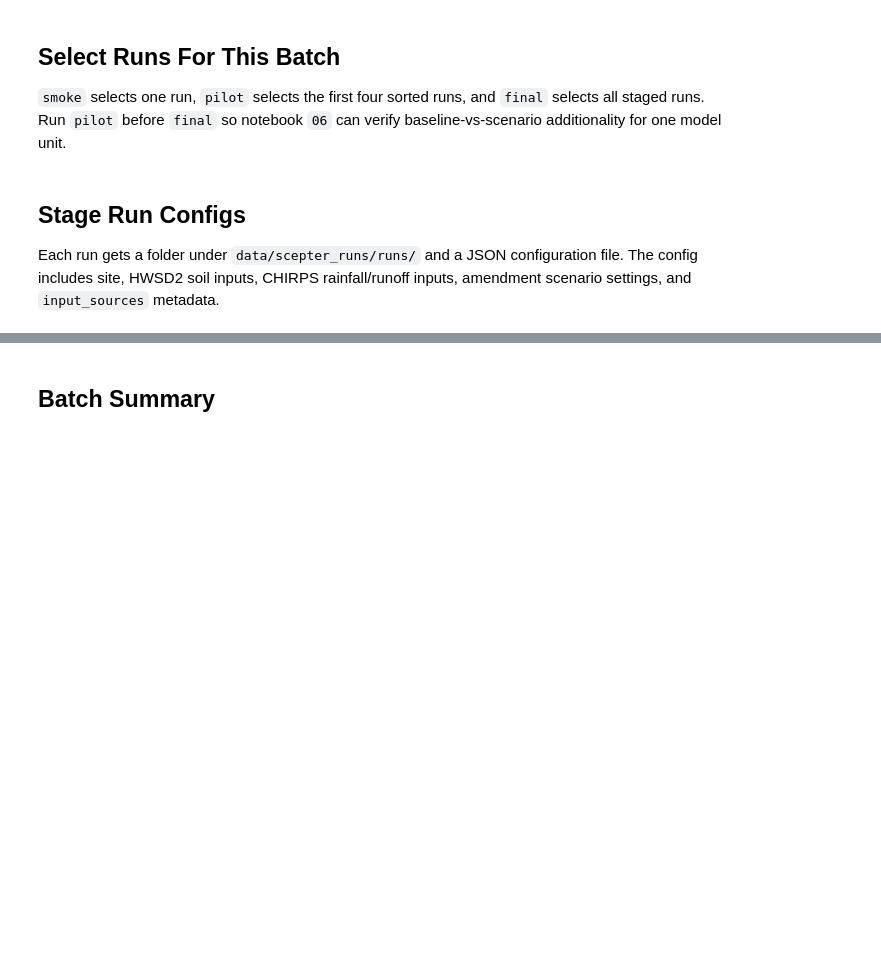
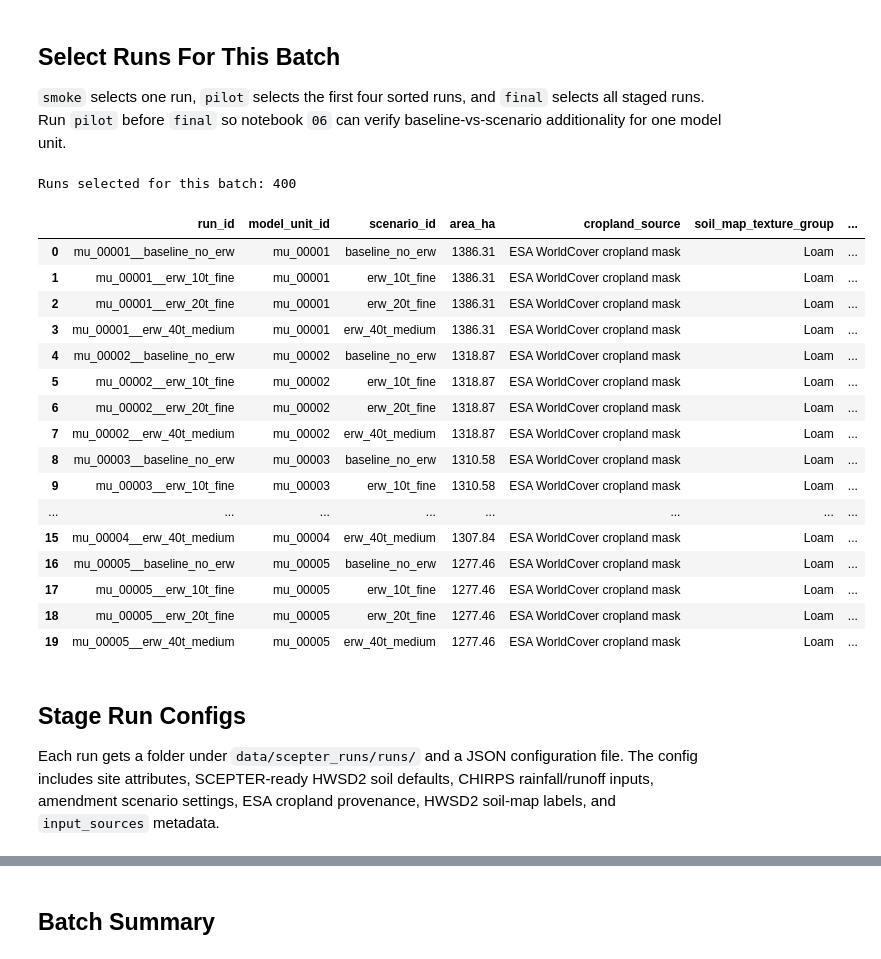
Before and after one commit to Paul-GL721/enhanced_rock_weathering, a Jupyter notebook: erw_spatial_mrv/notebooks/05_run_scepter_scenarios.ipynb, the cells around one changed output, grey strips where cells are left out. Saved outputs shown, nothing was run; the diff lists cells and outputs as text; code cells hidden in the pictures; blank space fills up the shorter version.

```diff
--- a/erw_spatial_mrv/notebooks/05_run_scepter_scenarios.ipynb
+++ b/erw_spatial_mrv/notebooks/05_run_scepter_scenarios.ipynb
@@ -172,11 +177,11 @@ elif SCEPTER_RUN_MODE == "pilot":
 else:
     MAX_TEST_RUNS = None
     SCENARIO_IDS = None
-    production_years = os.environ.get("ERW_SCEPTER_PRODUCTION_YEARS", "1")
+    production_years = os.environ.get("ERW_SCEPTER_PRODUCTION_YEARS", "10")
     SCEPTER_ADAPTER_EXTRA_ARGS = f"--production-years {production_years}"
 
 REQUIRE_REAL_STAGED_INPUTS = True
-RUN_EXTERNAL_SCEPTER = True
+RUN_EXTERNAL_SCEPTER = os.environ.get("ERW_RUN_EXTERNAL_SCEPTER", "false").lower() in {"1", "true", "yes", "y"}
 SCEPTER_SOURCE_ROOT = PROJECT_ROOT / "external" / "SCEPTER"
 SCEPTER_EXECUTABLE = Path(os.environ.get("SCEPTER_EXECUTABLE", SCEPTER_SOURCE_ROOT / "scepter")).expanduser()
 TIMEOUT_SECONDS = int(os.environ.get("ERW_SCEPTER_TIMEOUT_SECONDS", str(6 * 60 * 60)))
@@ -200,4 +205,5 @@ print(f"MAX_TEST_RUNS = {MAX_TEST_RUNS}")
 print(f"SCENARIO_IDS = {SCENARIO_IDS}")
 print(f"TIMEOUT_SECONDS = {TIMEOUT_SECONDS}")
 print(f"SCEPTER_ADAPTER_EXTRA_ARGS = {SCEPTER_ADAPTER_EXTRA_ARGS or '(smoke-test defaults)'}")
+print(f"RUN_EXTERNAL_SCEPTER = {RUN_EXTERNAL_SCEPTER}")
 RUN_ROOT, OUTPUT_ROOT, MANIFEST_PATH
@@ -260,16 +323,45 @@ runs.groupby("scenario_id").size().rename("run_count").reset_index()
 # %%
 selected_runs = select_scepter_runs(
     runs,
     max_runs=MAX_TEST_RUNS,
     scenario_ids=SCENARIO_IDS,
 )
 
 print(f"Runs selected for this batch: {len(selected_runs):,}")
-selected_runs[["run_id", "model_unit_id", "scenario_id", "area_ha", "basalt_application_t_ha", "basalt_d50_um"]].head(20)
+preview_columns = [
+    "run_id",
+    "model_unit_id",
+    "scenario_id",
+    "area_ha",
+    "cropland_source",
+    "soil_map_texture_group",
+    "basalt_application_t_ha",
+    "basalt_d50_um",
+]
+selected_runs[preview_columns].head(20)
+# %% [output]
+Runs selected for this batch: 400
+|  | run_id | model_unit_id | scenario_id | area_ha | cropland_source | soil_map_texture_group | ... |
+| 0 | mu_00001__baseline_no_erw | mu_00001 | baseline_no_erw | 1386.31 | ESA WorldCover cropland mask | Loam | ... |
+| 1 | mu_00001__erw_10t_fine | mu_00001 | erw_10t_fine | 1386.31 | ESA WorldCover cropland mask | Loam | ... |
+| 2 | mu_00001__erw_20t_fine | mu_00001 | erw_20t_fine | 1386.31 | ESA WorldCover cropland mask | Loam | ... |
+| 3 | mu_00001__erw_40t_medium | mu_00001 | erw_40t_medium | 1386.31 | ESA WorldCover cropland mask | Loam | ... |
+| 4 | mu_00002__baseline_no_erw | mu_00002 | baseline_no_erw | 1318.87 | ESA WorldCover cropland mask | Loam | ... |
+| 5 | mu_00002__erw_10t_fine | mu_00002 | erw_10t_fine | 1318.87 | ESA WorldCover cropland mask | Loam | ... |
+| 6 | mu_00002__erw_20t_fine | mu_00002 | erw_20t_fine | 1318.87 | ESA WorldCover cropland mask | Loam | ... |
+| 7 | mu_00002__erw_40t_medium | mu_00002 | erw_40t_medium | 1318.87 | ESA WorldCover cropland mask | Loam | ... |
+| 8 | mu_00003__baseline_no_erw | mu_00003 | baseline_no_erw | 1310.58 | ESA WorldCover cropland mask | Loam | ... |
+| 9 | mu_00003__erw_10t_fine | mu_00003 | erw_10t_fine | 1310.58 | ESA WorldCover cropland mask | Loam | ... |
+| ... | ... | ... | ... | ... | ... | ... | ... |
+| 15 | mu_00004__erw_40t_medium | mu_00004 | erw_40t_medium | 1307.84 | ESA WorldCover cropland mask | Loam | ... |
+| 16 | mu_00005__baseline_no_erw | mu_00005 | baseline_no_erw | 1277.46 | ESA WorldCover cropland mask | Loam | ... |
+| 17 | mu_00005__erw_10t_fine | mu_00005 | erw_10t_fine | 1277.46 | ESA WorldCover cropland mask | Loam | ... |
+| 18 | mu_00005__erw_20t_fine | mu_00005 | erw_20t_fine | 1277.46 | ESA WorldCover cropland mask | Loam | ... |
+| 19 | mu_00005__erw_40t_medium | mu_00005 | erw_40t_medium | 1277.46 | ESA WorldCover cropland mask | Loam | ... |
 # %% [markdown]
 ## Stage Run Configs
 
-Each run gets a folder under `data/scepter_runs/runs/` and a JSON configuration file. The config includes site, HWSD2 soil inputs, CHIRPS rainfall/runoff inputs, amendment scenario settings, and `input_sources` metadata.
+Each run gets a folder under `data/scepter_runs/runs/` and a JSON configuration file. The config includes site attributes, SCEPTER-ready HWSD2 soil defaults, CHIRPS rainfall/runoff inputs, amendment scenario settings, ESA cropland provenance, HWSD2 soil-map labels, and `input_sources` metadata.
 # %%
 execution_table = write_run_configs(
     selected_runs,
```
Also changed, not shown: parts of 15 cells of this notebook, 2 other files.
